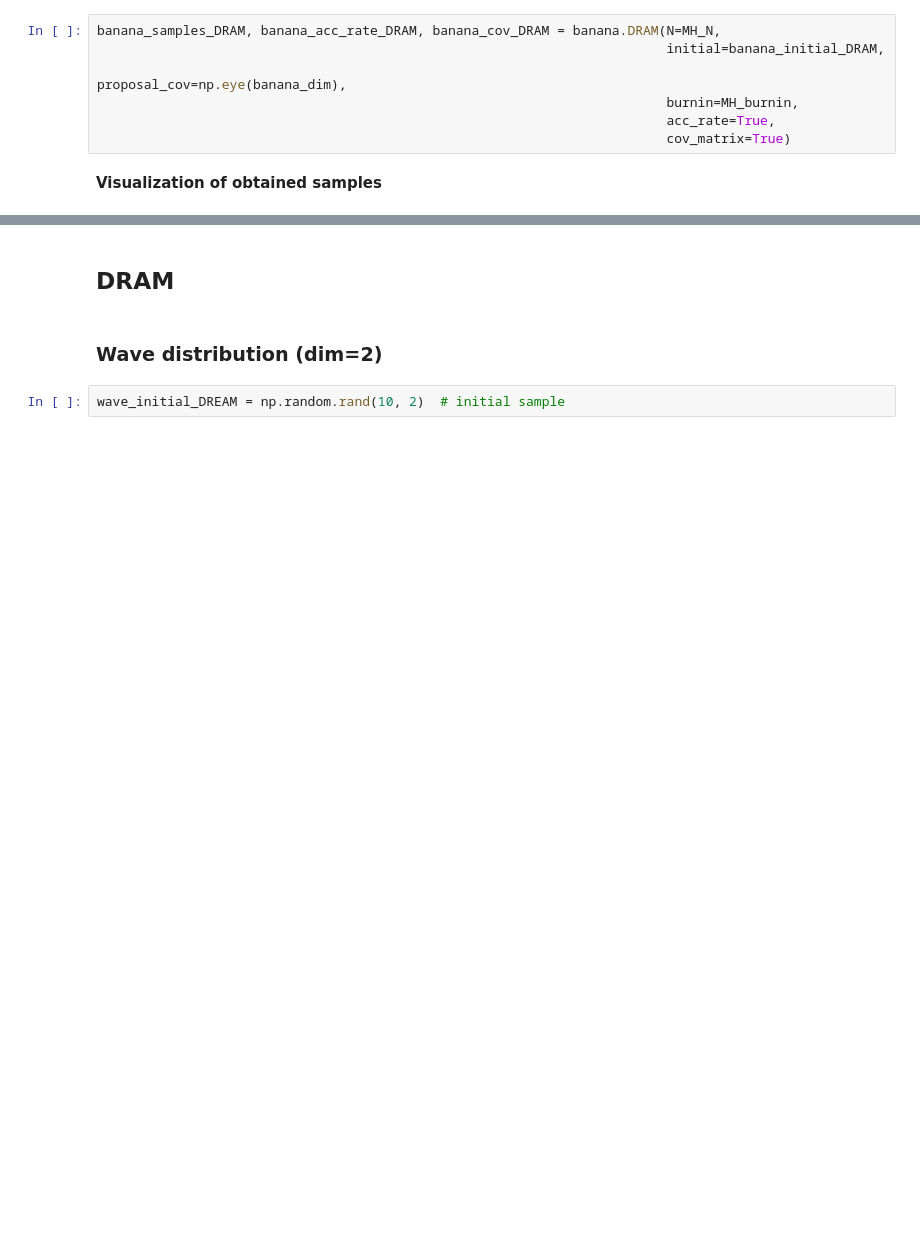
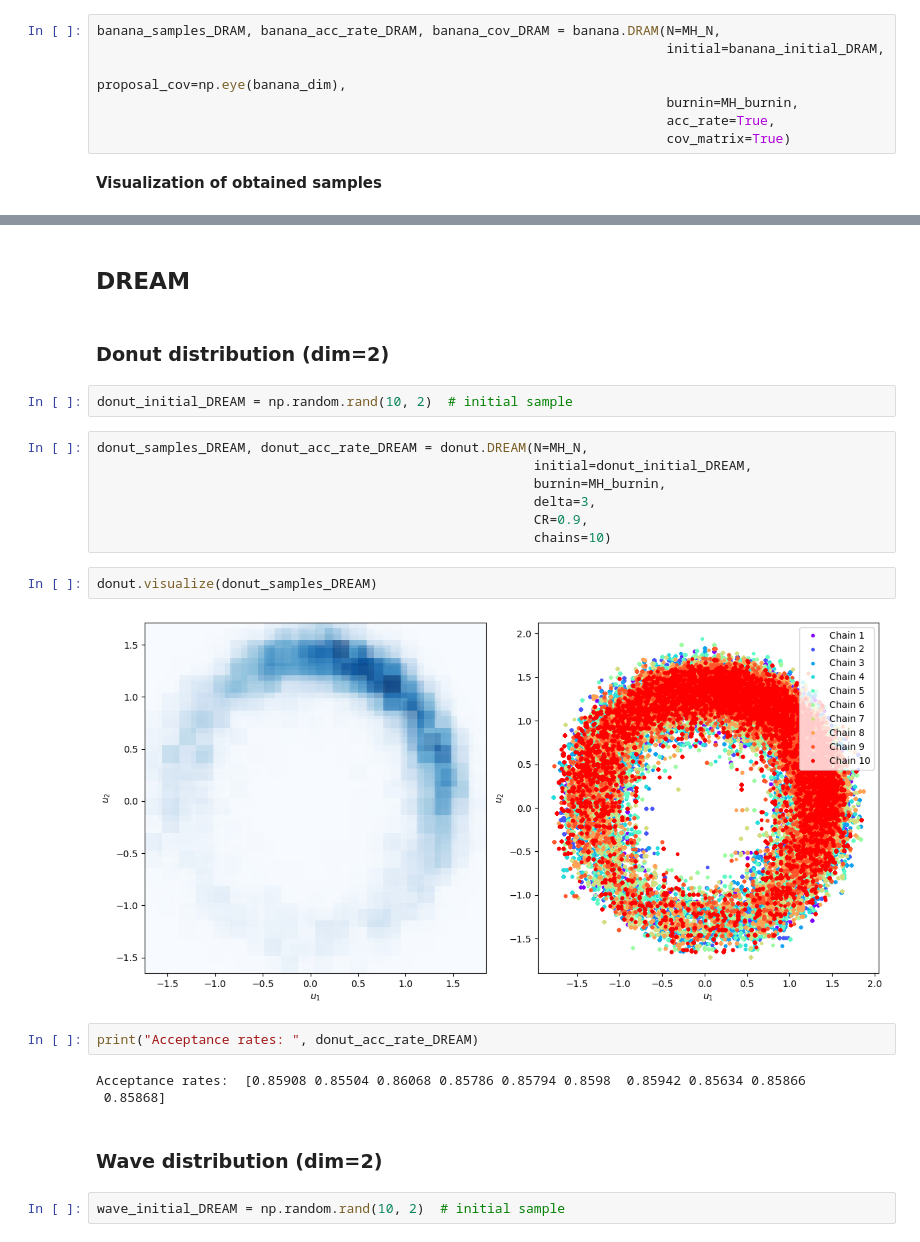
Before and after one commit to val0448/BC, a Jupyter notebook: testing.ipynb, the cells around one changed output, grey strips where cells are left out. Drawn from its saved outputs; the diff is of its cells as text; blank space fills up the shorter version.

Commit message:
fixed DREAM sampling

```diff
--- a/testing.ipynb
+++ b/testing.ipynb
@@ -242,5 +260,25 @@ banana.visualize(banana_samples_DRAM)
 # %% [markdown]
-## **DRAM**
+## **DREAM**
+# %% [markdown]
+### **Donut distribution (dim=2)**
+# %%
+donut_initial_DREAM = np.random.rand(10, 2)  # initial sample
+# %%
+donut_samples_DREAM, donut_acc_rate_DREAM = donut.DREAM(N=MH_N,
+                                                        initial=donut_initial_DREAM,
+                                                        burnin=MH_burnin,
+                                                        delta=3,
+                                                        CR=0.9,
+                                                        chains=10)
+# %%
+donut.visualize(donut_samples_DREAM)
+# %% [output]
+[figure, added]
+# %%
+print("Acceptance rates: ", donut_acc_rate_DREAM)
+# %% [output]
+Acceptance rates:  [0.85908 0.85504 0.86068 0.85786 0.85794 0.8598  0.85942 0.85634 0.85866
+ 0.85868]
 # %% [markdown]
 ### **Wave distribution (dim=2)**
 # %%
```
Also changed, not shown: parts of 17 cells of this notebook, 1 other file.
